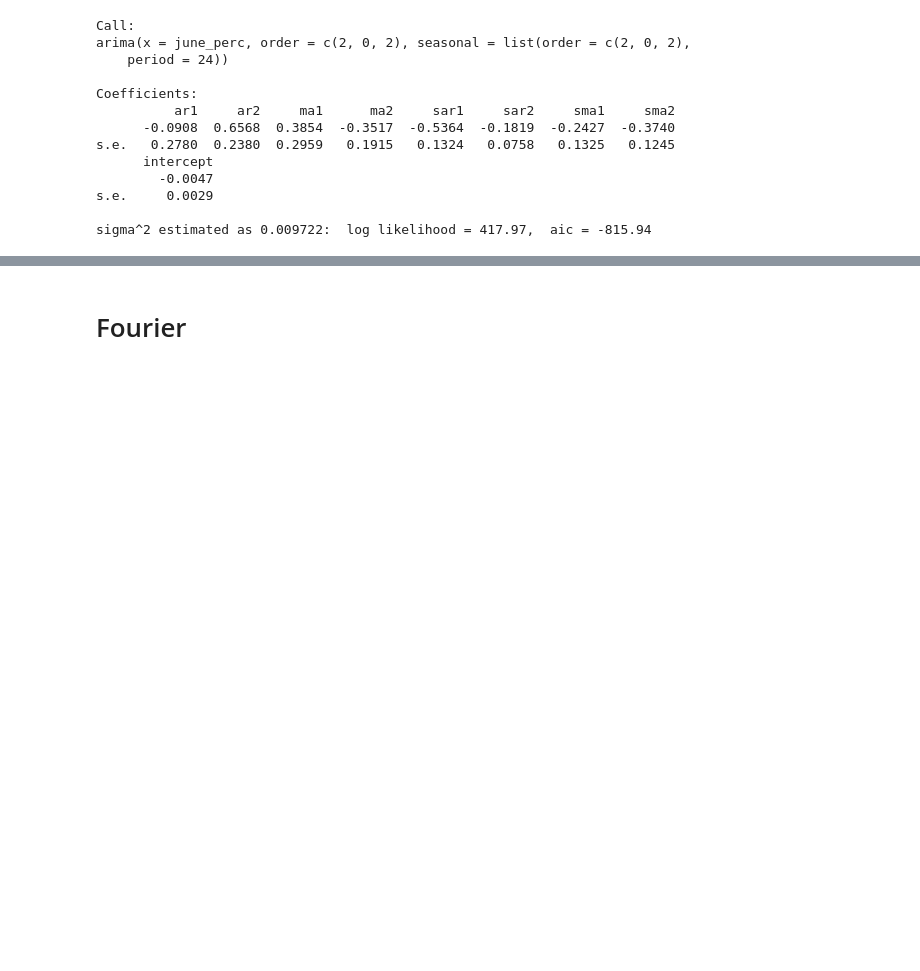
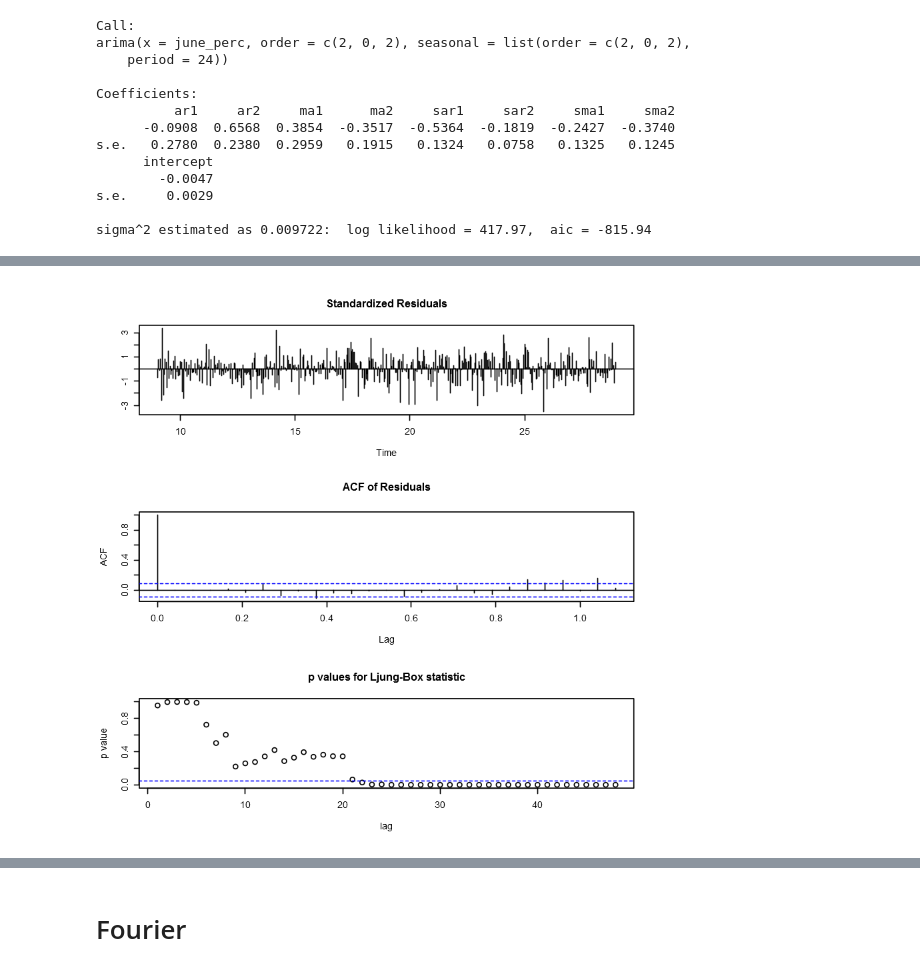
Before and after one commit to tj2huang/nyu-research, a Jupyter notebook: notebooks/r/sept-june comparison.ipynb, the cells around one changed output, grey strips where cells are left out. Saved outputs shown, nothing was run; the diff lists cells and outputs as text; code cells hidden in the pictures; blank space fills up the shorter version.

```diff
--- a/notebooks/r/sept-june comparison.ipynb
+++ b/notebooks/r/sept-june comparison.ipynb
@@ -117,0 +145,4 @@ sigma^2 estimated as 0.009722:  log likelihood = 417.97,  aic = -815.94
+# %%
+tsdiag(sept_arima, gof.lag=48)
+# %% [output]
+[figure, added]
```
Also changed, not shown: parts of 12 cells of this notebook, 1 other file.
